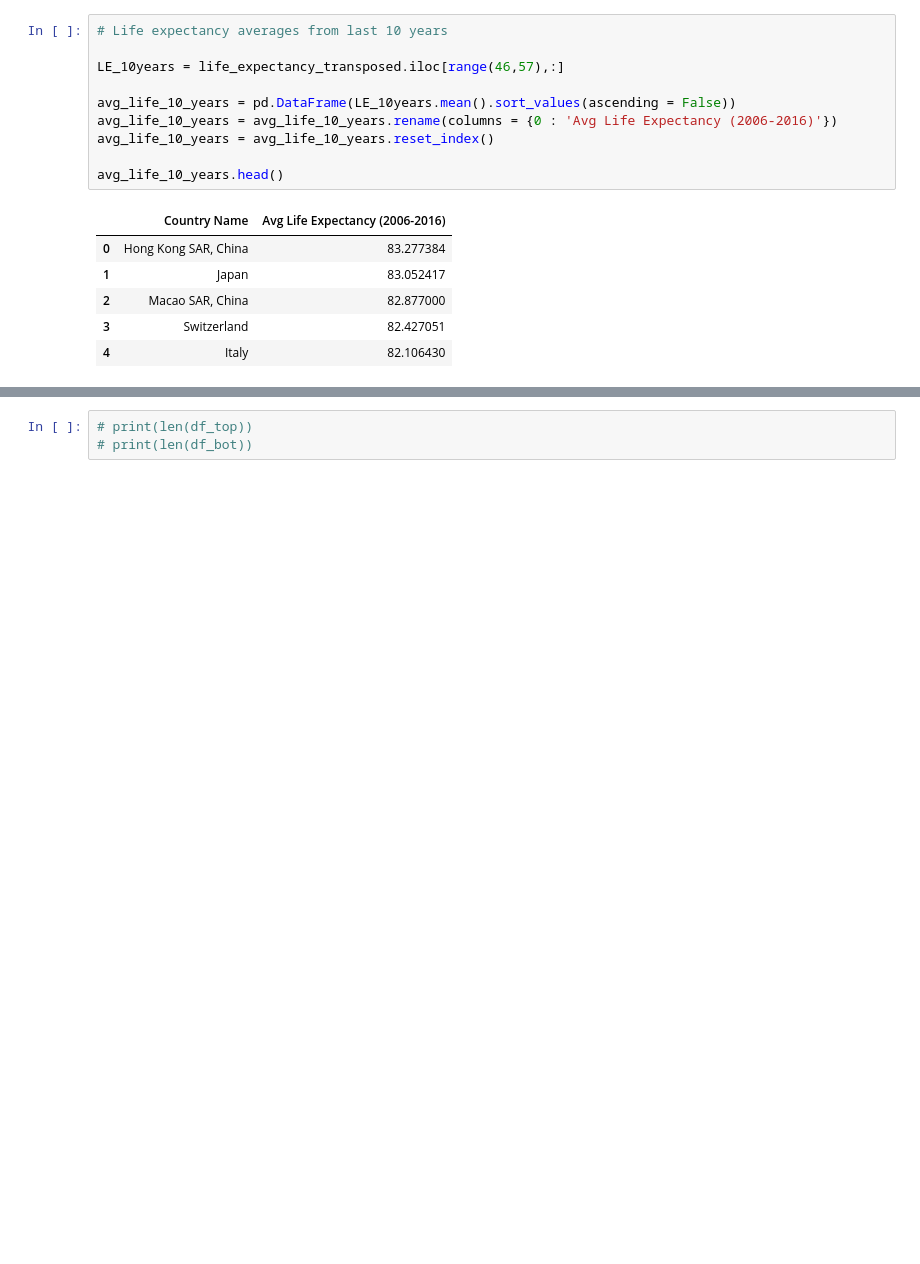
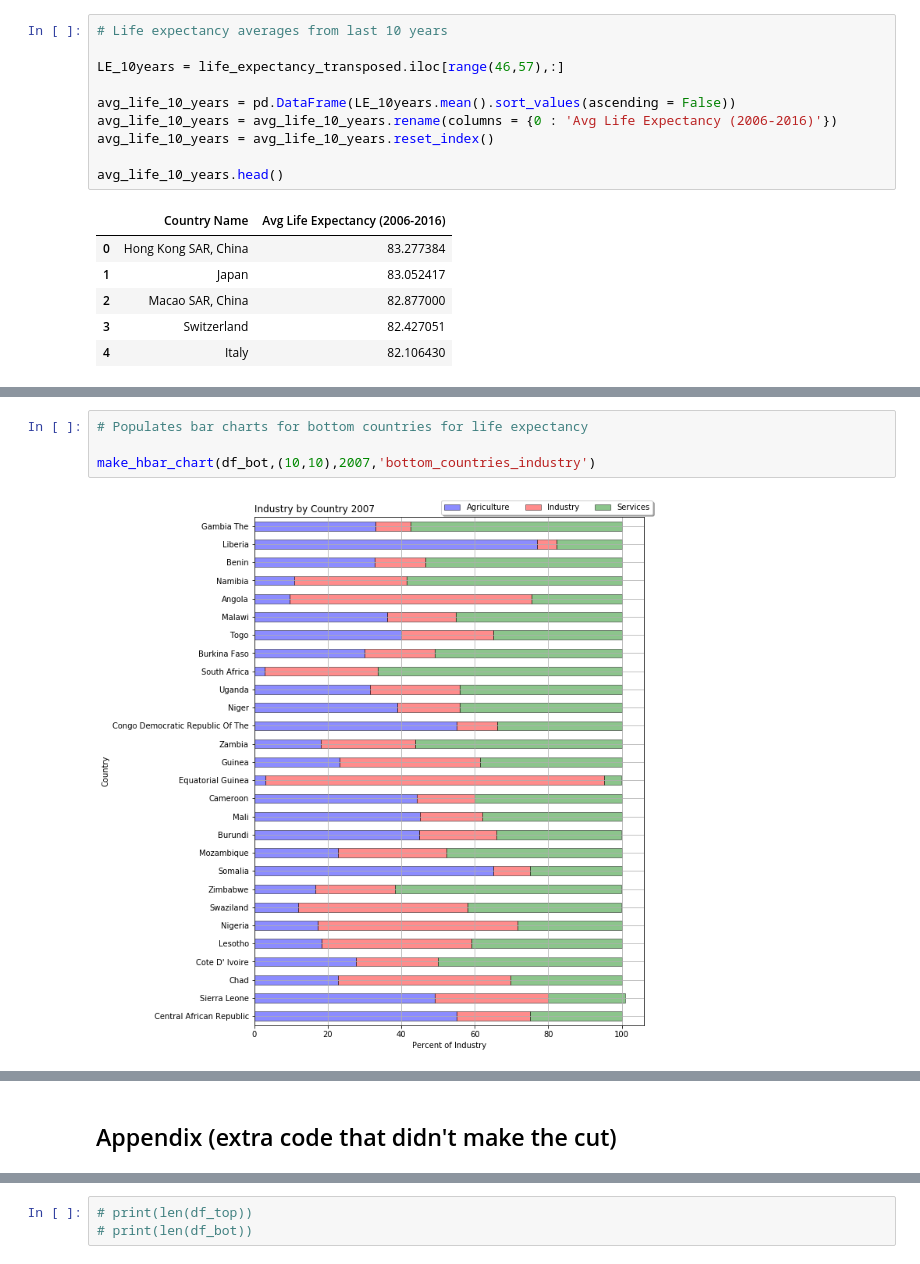
Before and after one commit to rdhaliwal96/group_collaboration, a Jupyter notebook: rafael/world_population_data.ipynb, the cells around one changed output, grey strips where cells are left out. Saved outputs shown, nothing was run; the diff lists cells and outputs as text; blank space fills up the shorter version.

```diff
--- a/rafael/world_population_data.ipynb
+++ b/rafael/world_population_data.ipynb
@@ -264,0 +260,6 @@ plt.show()
+# %%
+# Populates bar charts for bottom countries for life expectancy
+
+make_hbar_chart(df_bot,(10,10),2007,'bottom_countries_industry')
+# %% [output]
+[figure, added]
@@ -265,3 +276,5 @@ plt.show()
+# %% [markdown]
+## Appendix (extra code that didn't make the cut)
 # %%
 # Goes through ALL of the json files that were pulled from CIA Factbook from resources, extracts industry information
 # for each country with high and low life expectancy and stores all the info in a list of dataframes.
```
Also changed, not shown: parts of 26 cells of this notebook, 43 other files.
